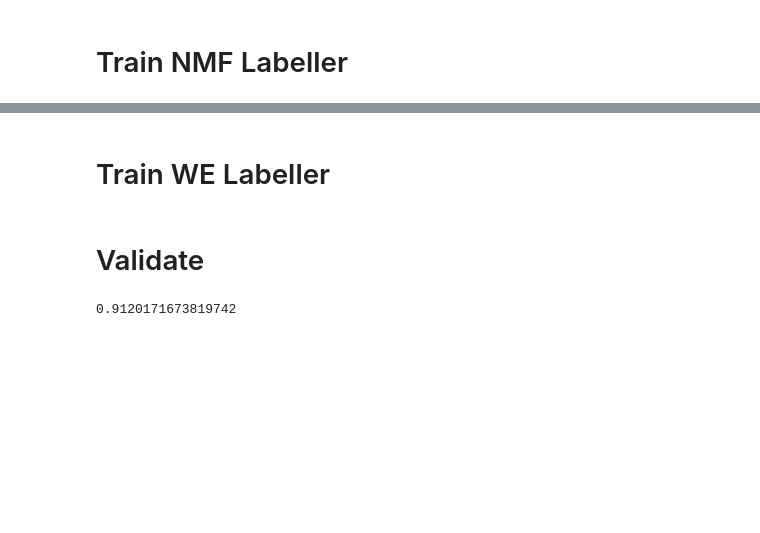
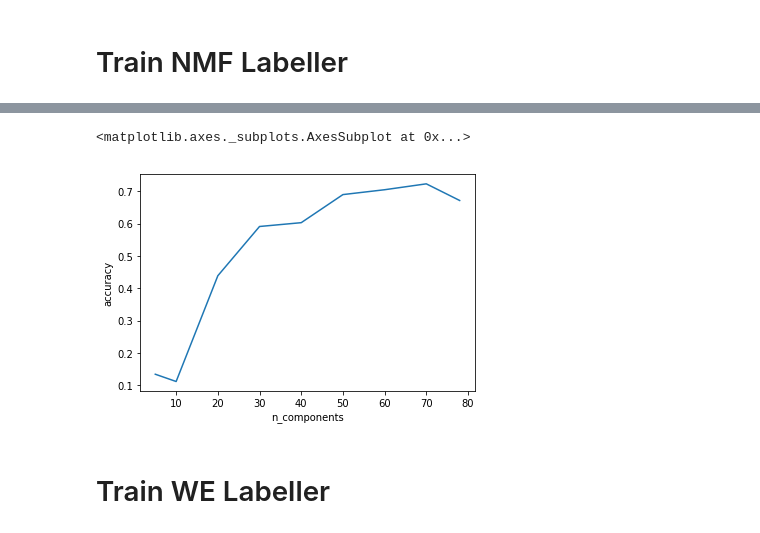
Before and after one commit to zl376/label_it, a Jupyter notebook: main.ipynb, the cells around one changed output, grey strips where cells are left out. Drawn from its saved outputs; the diff is of its cells as text; code cells hidden in the pictures; blank space fills up the shorter version.

```diff
--- a/main.ipynb
+++ b/main.ipynb
@@ -70,0 +112,34 @@ model.save_model(FN_WEIGHT)
+# %%
+df_perf = pd.DataFrame()
+
+for n_components in (5, 10, 20, 30, 40, 50, 60, 70, 78):
+
+        FN_WEIGHT = './weight_dbg/weight_NMF_n{0}.p'.format(n_components)
+
+        # Create model
+        model = NMF_Label(n_components=n_components)
+
+        # Build
+        model.build(universe_x=universe_desc, universe_y=universe_label)
+
+        # Compile
+        model.compile()
+
+        # Fit
+        model.fit(x_train, y_train, verbose=True)
+
+        # Save
+        model.save_model(FN_WEIGHT)
+
+        # Load
+        model.load_model(FN_WEIGHT)
+
+        # Inference
+        y_pred = model.predict(x_test)
+
+        # Evaluate
+        perc_match = (y_pred == y_test).sum() / y_test.shape[0]
+        print('n {0}, acc {1}'.format(n_components, perc_match))
+
+        df_perf = df_perf.append(pd.DataFrame({'n_components': [n_components],
+                                               'accuracy': [perc_match]}))
@@ -70,0 +165,5 @@ model.save_model(FN_WEIGHT)
+# %%
+sns.lineplot(x='n_components', y='accuracy', data=df_perf)
+# %% [output]
+<matplotlib.axes._subplots.AxesSubplot at 0x...>
+[figure, added]
@@ -105,14 +173,0 @@ model.save_model(FN_WEIGHT)
-# %% [markdown]
-# Validate
-# %%
-# Load
-model.load_model(FN_WEIGHT)
-
-# Inference
-y_pred = model.predict(x_test)
-
-# Evaluate
-perc_match = (y_pred == y_test).sum() / y_test.shape[0]
-perc_match
-# %% [output]
-0.9120171673819742
```
Also changed, not shown: parts of 17 cells of this notebook.
